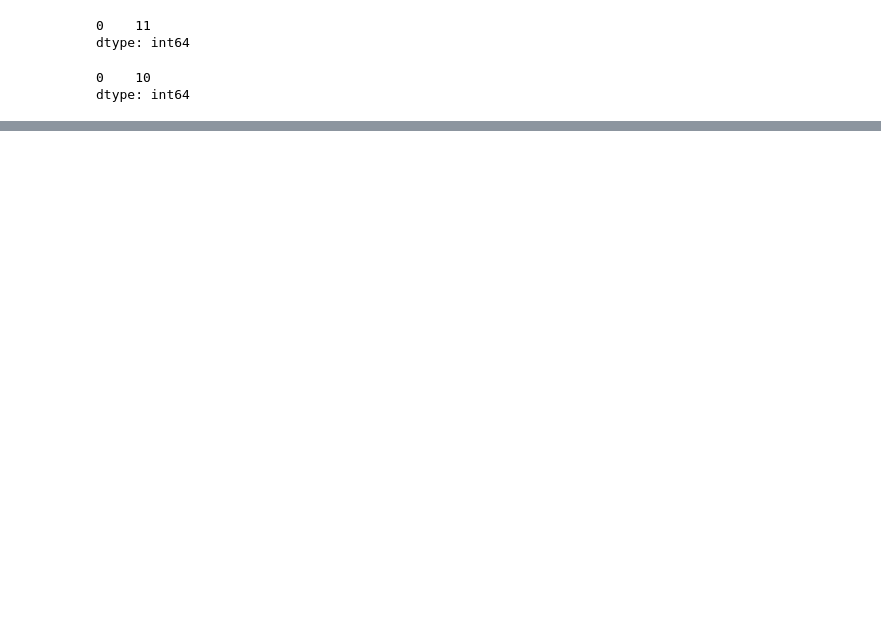
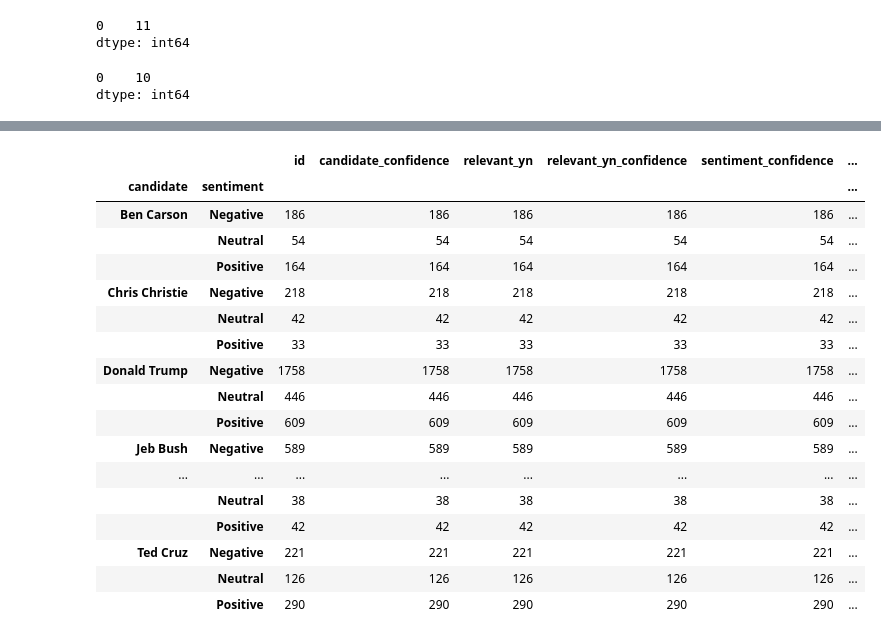
Before and after one commit to jebus2088/proyecto-portafolio, a Jupyter notebook: Notebooks/analisis_eda1.ipynb, the cells around one changed output, grey strips where cells are left out. Cells and saved outputs as stored; diff of their text form; code cells hidden in the pictures; blank space fills up the shorter version.

```diff
--- a/Notebooks/analisis_eda1.ipynb
+++ b/Notebooks/analisis_eda1.ipynb
@@ -336,0 +402,28 @@ NameError: name 'sentimientos' is not defined
+# %%
+# liena de código (5)
+(sentimientos.groupby(['candidate','sentiment'])
+             .count())
+# Aqui agrupo por primero por candidato y luego por el sentimiento que causan los
+# tweets donde se menciona ese candidato.
+
+#             .reset_index()
+#             .sort_values(by=['sentiment','id']))
+# %% [output]
+|  |  | id | candidate_confidence | relevant_yn | relevant_yn_confidence | sentiment_confidence | ... |
+| candidate | sentiment |  |  |  |  |  | ... |
+| Ben Carson | Negative | 186 | 186 | 186 | 186 | 186 | ... |
+|  | Neutral | 54 | 54 | 54 | 54 | 54 | ... |
+|  | Positive | 164 | 164 | 164 | 164 | 164 | ... |
+| Chris Christie | Negative | 218 | 218 | 218 | 218 | 218 | ... |
+|  | Neutral | 42 | 42 | 42 | 42 | 42 | ... |
+|  | Positive | 33 | 33 | 33 | 33 | 33 | ... |
+| Donald Trump | Negative | 1758 | 1758 | 1758 | 1758 | 1758 | ... |
+|  | Neutral | 446 | 446 | 446 | 446 | 446 | ... |
+|  | Positive | 609 | 609 | 609 | 609 | 609 | ... |
+| Jeb Bush | Negative | 589 | 589 | 589 | 589 | 589 | ... |
+| ... | ... | ... | ... | ... | ... | ... | ... |
+|  | Neutral | 38 | 38 | 38 | 38 | 38 | ... |
+|  | Positive | 42 | 42 | 42 | 42 | 42 | ... |
+| Ted Cruz | Negative | 221 | 221 | 221 | 221 | 221 | ... |
+|  | Neutral | 126 | 126 | 126 | 126 | 126 | ... |
+|  | Positive | 290 | 290 | 290 | 290 | 290 | ... |
```
Also changed, not shown: parts of 5 cells of this notebook.
